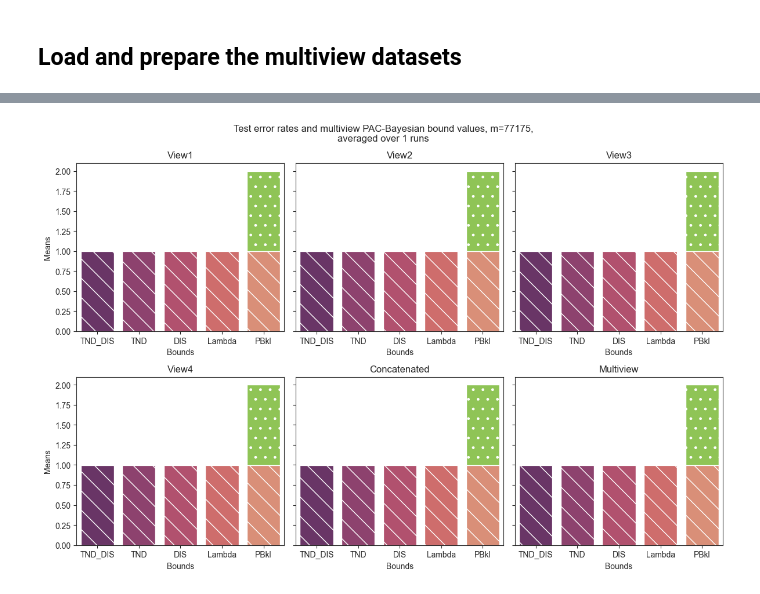
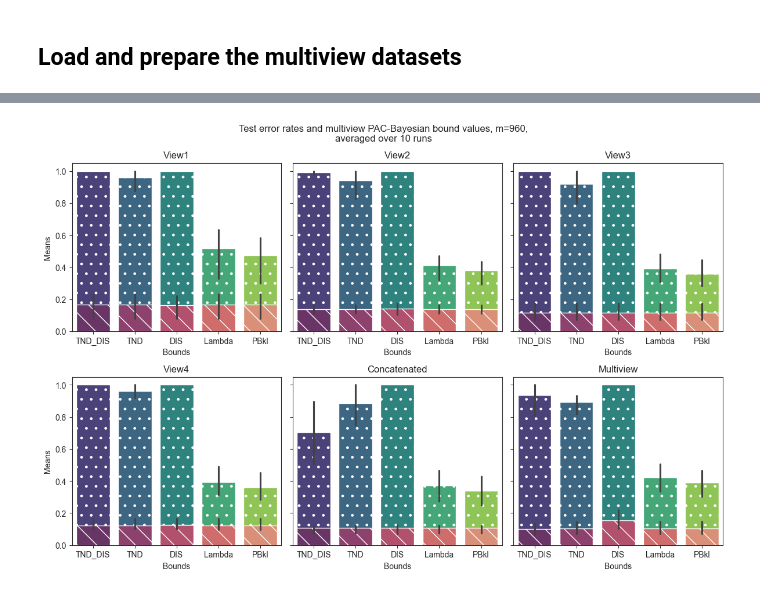
Before and after one commit to adidi24/Multi-View-Majority-Vote-Learning-Algorithms-Direct-Minimization-of-PAC-Bayesian-Bounds, a Jupyter notebook: empirical-evaluation-jupyter.ipynb, the cells around one changed output, grey strips where cells are left out. Saved outputs shown, nothing was run; the diff lists cells and outputs as text; code cells hidden in the pictures.

Commit message:
-Added 'Image MNIST Multiview Datasets from 'https://github.com/goyalanil/Multiview_Dataset_MNIST.git'

```diff
--- a/empirical-evaluation-jupyter.ipynb
+++ b/empirical-evaluation-jupyter.ipynb
@@ -47,10 +52,11 @@ from mvpb.util import uniform_distribution
 # %% [markdown]
 ## Load and prepare the multiview datasets
 # %%
-dataset = ALOI()
+dataset = MNIST_MV_Datasets(sample=2)
 X_train, y_train, X_test, y_test = dataset.get_data()
-y_train = np.argmax(y_train, axis=1)
-y_test = np.argmax(y_test, axis=1)
+if y_train.ndim == 2:
+    y_train = np.argmax(y_train, axis=1)
+    y_test = np.argmax(y_test, axis=1)
 np.unique(y_train)
 np.unique(y_test)
 # %% [output]
@@ -211,7 +224,7 @@ df.head(20)
 # %%
 # agg_df = df.groupby(["Bound_name", "View"]).mean()
 # %%
-def plot_results_grid(experiments, m, runs=RUNS, bounds=bounds):
+def plot_results_grid(experiments, m, runs=len(RUNS), bounds=bounds):
 
     sns.set_style(style="ticks")
     bounds_palette = sns.color_palette("viridis", n_colors=len(bounds))
@@ -243,9 +256,9 @@ def plot_results_grid(experiments, m, runs=RUNS, bounds=bounds):
     fig.tight_layout()
     plt.show()
 # %%
-plot_results_grid(df, len(Xs_train[0]))
+plot_results_grid(df, len(s_labeled["Xs_train"][0]))
 # %% [output]
-[figure, old version]
+[figure, new version]
 # %%
 def plot_results(experiments, m, runs=RUNS, bounds=bounds):
 
```
Also changed, not shown: parts of 6 cells of this notebook, 7 other files.
